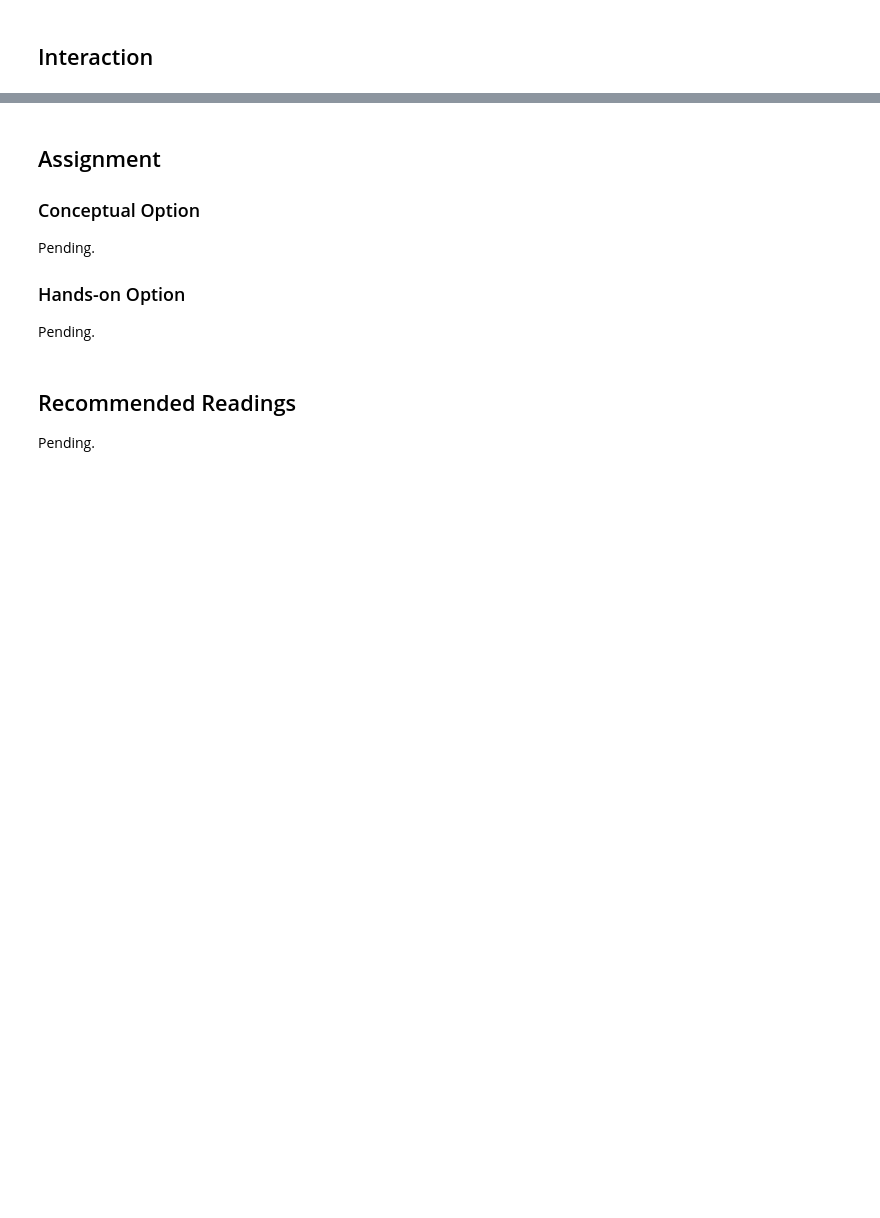
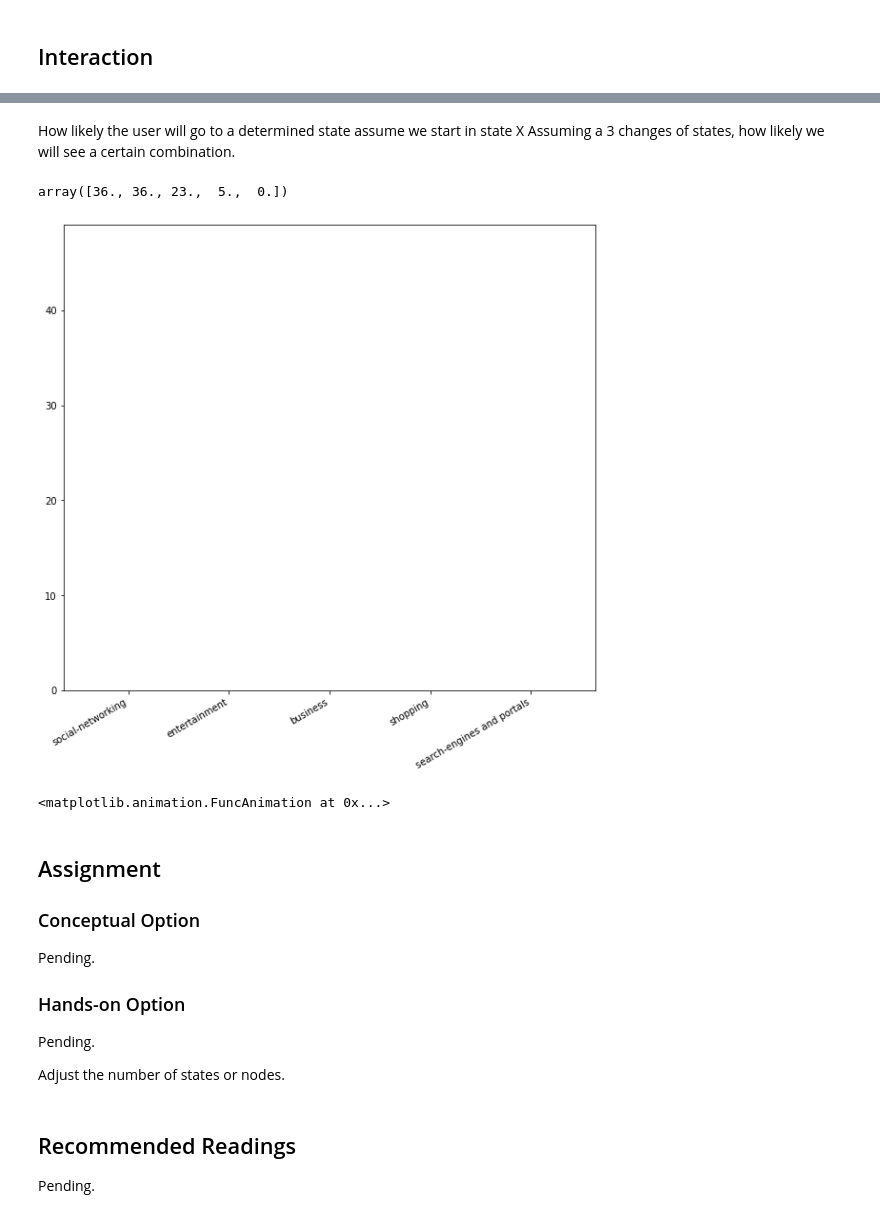
Before and after one commit to alejandrogtz/cccs630-fall2023, a Jupyter notebook: module10/markov_models.ipynb, the cells around one changed output, grey strips where cells are left out. Drawn from its saved outputs; the diff is of its cells as text; code cells hidden in the pictures; blank space fills up the shorter version.

```diff
--- a/module10/markov_models.ipynb
+++ b/module10/markov_models.ipynb
@@ -227,0 +294,2 @@ print("Next 10 states starting from 'A':", markov_chain.generate_states(current_
+# %%
+simulation_results = markov_chain.generate_states(current_state=initial_state, no=steps)
@@ -228,3 +300,60 @@ print("Next 10 states starting from 'A':", markov_chain.generate_states(current_
+# %% [markdown]
+How likely the user will go to a determined state assume we start in state X
+Assuming a 3 changes of states, how likely we will see a certain combination.
+# %%
+distributions = np.zeros((steps, len(states)))
+# %%
+cont = 0
+for x in simulation_results:
+    if (cont>0):
+        distributions[cont][:] = distributions[cont-1][:]
+    index = nodes.index(x)
+    distributions[cont][index] = distributions[cont][index]+1
+    cont = cont+1
+# %%
+distributions[steps-1]
+# %% [output]
+array([36., 36., 23.,  5.,  0.])
+# %%
+y_limit = max(distributions[steps-1])
+# %%
+plt.rcParams['savefig.facecolor'] = 'white' # Eliminates the distortion of the graph text
+
+fig, ax = plt.subplots(figsize=(10,9))
+
+N = len(states) # Number of bars
+
+data = np.zeros(len(states)) # Initial data
+
+bars = ax.bar(states, data) # Setting up the bar chart
+
+ax.tick_params(axis='x', labelrotation=30)
+# Eventually, this shouldn't be needed and an `ha` argument should
+# be available for the above.
+plt.xticks(ha='right')
+
+ax.set_ylim(0, y_limit) # Set the axis limits
+
+step = [0] # Keep track of the frame (chart) we want to visualize
+
+def update(frame, step):
+
+    data = distributions[step[0]][:]
+
+    for bar, h in zip(bars, data):
+        bar.set_height(h)
+
+    step[0] += 1  # Increase the step value by 1
+    return bars
+
+ani = FuncAnimation(fig, update, frames=steps-1, interval=100, fargs=(step,), repeat=False) # Create the animation
+# %% [output]
+[figure, added]
+# %%
+# Display the animation.
+ani
+# %% [output]
+<matplotlib.animation.FuncAnimation at 0x...>
 # %% [markdown]
 ## Assignment
 
@@ -235,6 +364,8 @@ Pending.
 ### Hands-on Option
 
 Pending.
+
+Adjust the number of states or nodes.
 # %% [markdown]
 ## Recommended Readings
 
```
Also changed, not shown: parts of 49 cells of this notebook.
